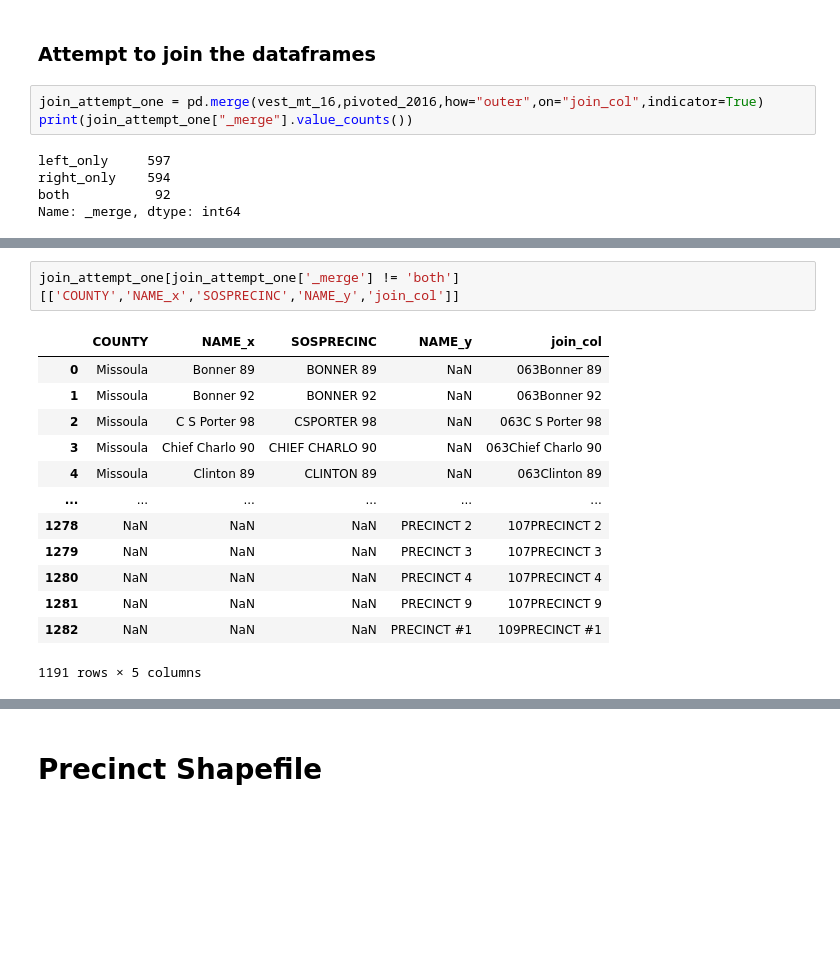
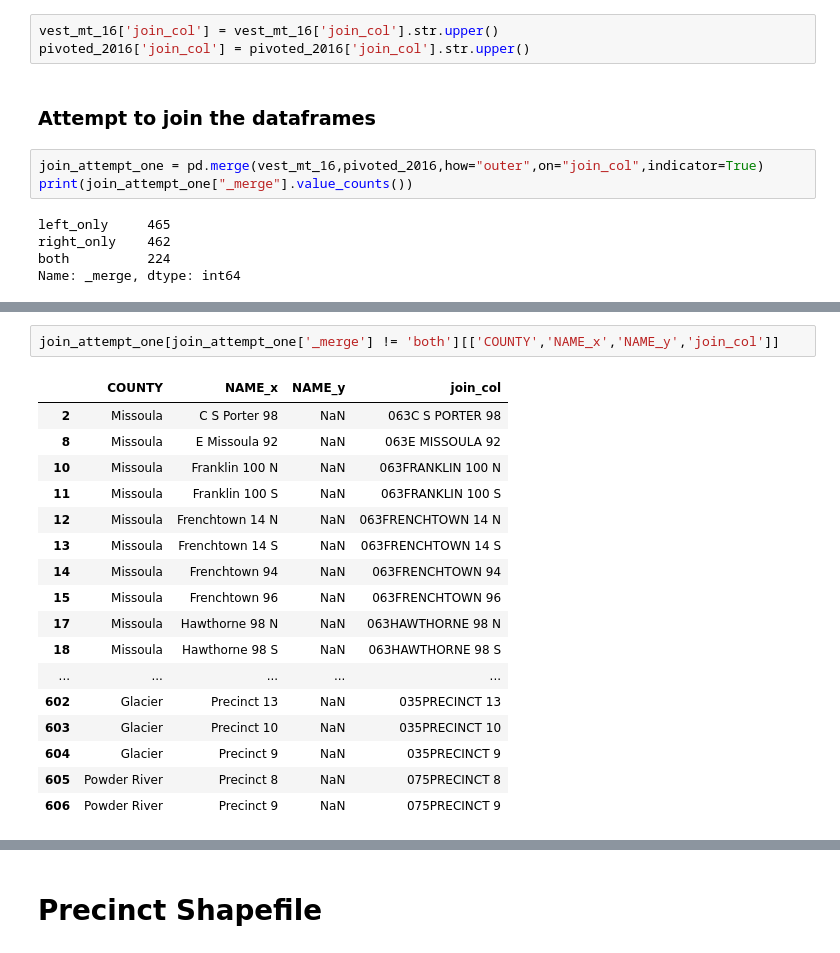
Before and after one commit to nonpartisan-redistricting-datahub/pdv-mt, a Jupyter notebook: vest-mt-2016/vest-mt-2016-validation.ipynb, the cells around one changed output, grey strips where cells are left out. Drawn from its saved outputs; the diff is of its cells as text; blank space fills up the shorter version.

```diff
--- a/vest-mt-2016/vest-mt-2016-validation.ipynb
+++ b/vest-mt-2016/vest-mt-2016-validation.ipynb
@@ -347,15 +347,18 @@ vest_mt_16[vest_mt_16['G16PRERTRU'] == 0]
 | 390 | 30 | 029 | Flathead | NA | None | 0 | 0 | 0 | 0 | ... |
 | 682 | 30 | 047 | Lake | NA | None | 0 | 0 | 0 | 0 | ... |
 3 rows × 27 columns
+# %%
+vest_mt_16['join_col'] = vest_mt_16['join_col'].str.upper()
+pivoted_2016['join_col'] = pivoted_2016['join_col'].str.upper()
 # %% [markdown]
 ### Attempt to join the dataframes
 # %%
 join_attempt_one = pd.merge(vest_mt_16,pivoted_2016,how="outer",on="join_col",indicator=True)
 print(join_attempt_one["_merge"].value_counts())
 # %% [output]
-left_only     597
-right_only    594
-both           92
+left_only     465
+right_only    462
+both          224
 Name: _merge, dtype: int64
 # %%
 join_attempt_one.columns
@@ -375,18 +378,22 @@ Index(['STATEFP10_x', 'COUNTYFP10_x', 'COUNTY', 'NAME_x', 'SOSPRECINC',
        '_merge'],
       dtype='object')
 # %%
-join_attempt_one[join_attempt_one['_merge'] != 'both'][['COUNTY','NAME_x','SOSPRECINC','NAME_y','join_col']]
+join_attempt_one[join_attempt_one['_merge'] != 'both'][['COUNTY','NAME_x','NAME_y','join_col']]
 # %% [output]
-|  | COUNTY | NAME_x | SOSPRECINC | NAME_y | join_col |
-| 0 | Missoula | Bonner 89 | BONNER 89 | NaN | 063Bonner 89 |
-| 1 | Missoula | Bonner 92 | BONNER 92 | NaN | 063Bonner 92 |
-| 2 | Missoula | C S Porter 98 | CSPORTER 98 | NaN | 063C S Porter 98 |
-| 3 | Missoula | Chief Charlo 90 | CHIEF CHARLO 90 | NaN | 063Chief Charlo 90 |
-| 4 | Missoula | Clinton 89 | CLINTON 89 | NaN | 063Clinton 89 |
-| ... | ... | ... | ... | ... | ... |
-| 1278 | NaN | NaN | NaN | PRECINCT 2 | 107PRECINCT 2 |
-| 1279 | NaN | NaN | NaN | PRECINCT 3 | 107PRECINCT 3 |
-| 1280 | NaN | NaN | NaN | PRECINCT 4 | 107PRECINCT 4 |
-| 1281 | NaN | NaN | NaN | PRECINCT 9 | 107PRECINCT 9 |
-| 1282 | NaN | NaN | NaN | PRECINCT #1 | 109PRECINCT #1 |
+|  | COUNTY | NAME_x | NAME_y | join_col |
+| 2 | Missoula | C S Porter 98 | NaN | 063C S PORTER 98 |
+| 8 | Missoula | E Missoula 92 | NaN | 063E MISSOULA 92 |
+| 10 | Missoula | Franklin 100 N | NaN | 063FRANKLIN 100 N |
+| 11 | Missoula | Franklin 100 S | NaN | 063FRANKLIN 100 S |
+| 12 | Missoula | Frenchtown 14 N | NaN | 063FRENCHTOWN 14 N |
+| 13 | Missoula | Frenchtown 14 S | NaN | 063FRENCHTOWN 14 S |
+| 14 | Missoula | Frenchtown 94 | NaN | 063FRENCHTOWN 94 |
+| 15 | Missoula | Frenchtown 96 | NaN | 063FRENCHTOWN 96 |
+| 17 | Missoula | Hawthorne 98 N | NaN | 063HAWTHORNE 98 N |
+| 18 | Missoula | Hawthorne 98 S | NaN | 063HAWTHORNE 98 S |
+| ... | ... | ... | ... | ... |
+| 602 | Glacier | Precinct 13 | NaN | 035PRECINCT 13 |
+| 603 | Glacier | Precinct 10 | NaN | 035PRECINCT 10 |
+| 604 | Glacier | Precinct 9 | NaN | 035PRECINCT 9 |
+| 605 | Powder River | Precinct 8 | NaN | 075PRECINCT 8 |
+| 606 | Powder River | Precinct 9 | NaN | 075PRECINCT 9 |
-1191 rows × 5 columns
```
Also changed, not shown: parts of 82 cells of this notebook.
